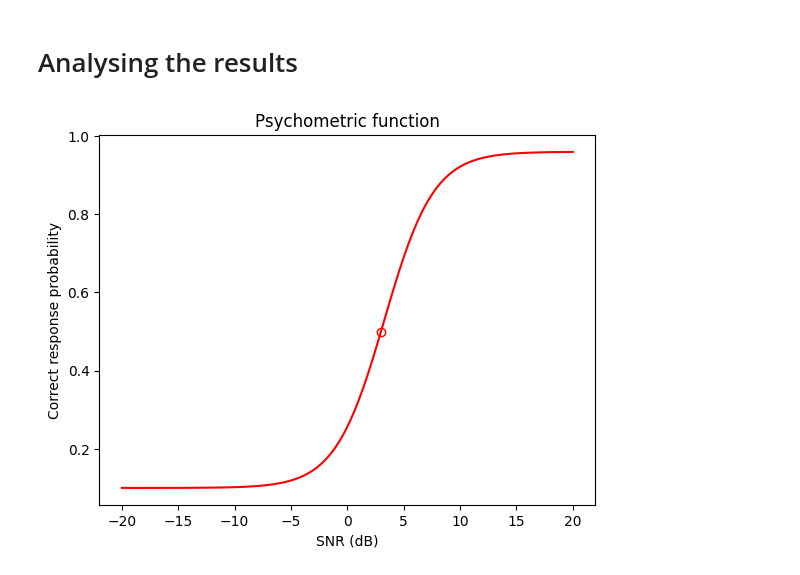
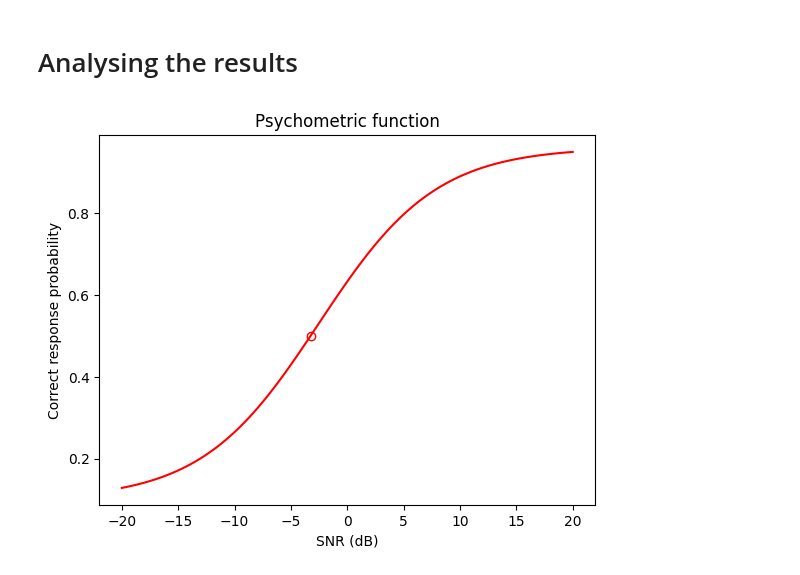
Before and after one commit to ed1016/pybasie, a Jupyter notebook: analyse_results.ipynb, the cells around one changed output. Saved outputs shown, nothing was run; the diff lists cells and outputs as text; code cells hidden in the pictures.

Commit message:
updated results

```diff
--- a/analyse_results.ipynb
+++ b/analyse_results.ipynb
@@ -5,13 +5,13 @@ import pickle
 import matplotlib as plt
 from utils.basie_class import *
 # %%
-path='data/results/ID/20230601_185847/finished.pkl'
+path='data/results/Emilie/20230602_115312/finished.pkl'
 
 with open(path, 'rb') as f:
     [estimate, __, __, __, __]=pickle.load(f)
 estimate.plot('f', 0)
 # %% [output]
-[figure, old version]
+[figure, new version]
 # %%
 estimate.plot('h',0)
 # %% [output]
```
Also changed, not shown: parts of 3 cells of this notebook, 15 other files.
